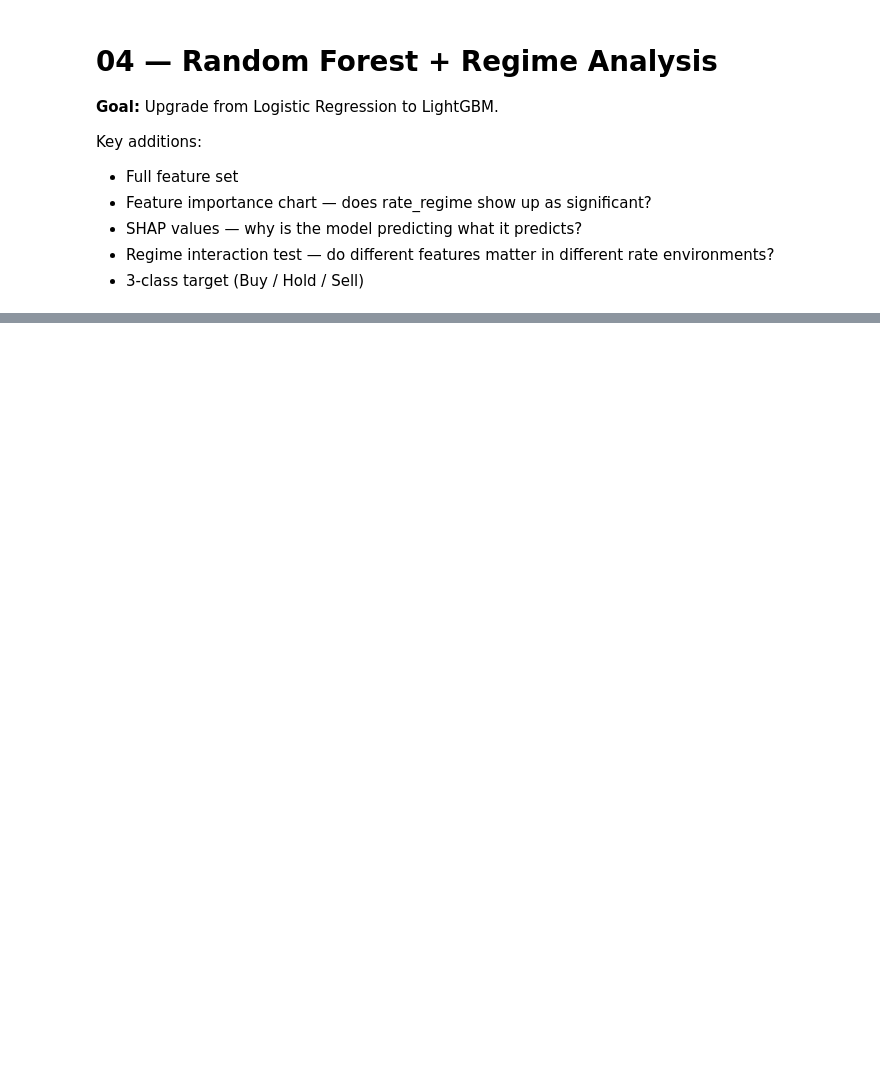
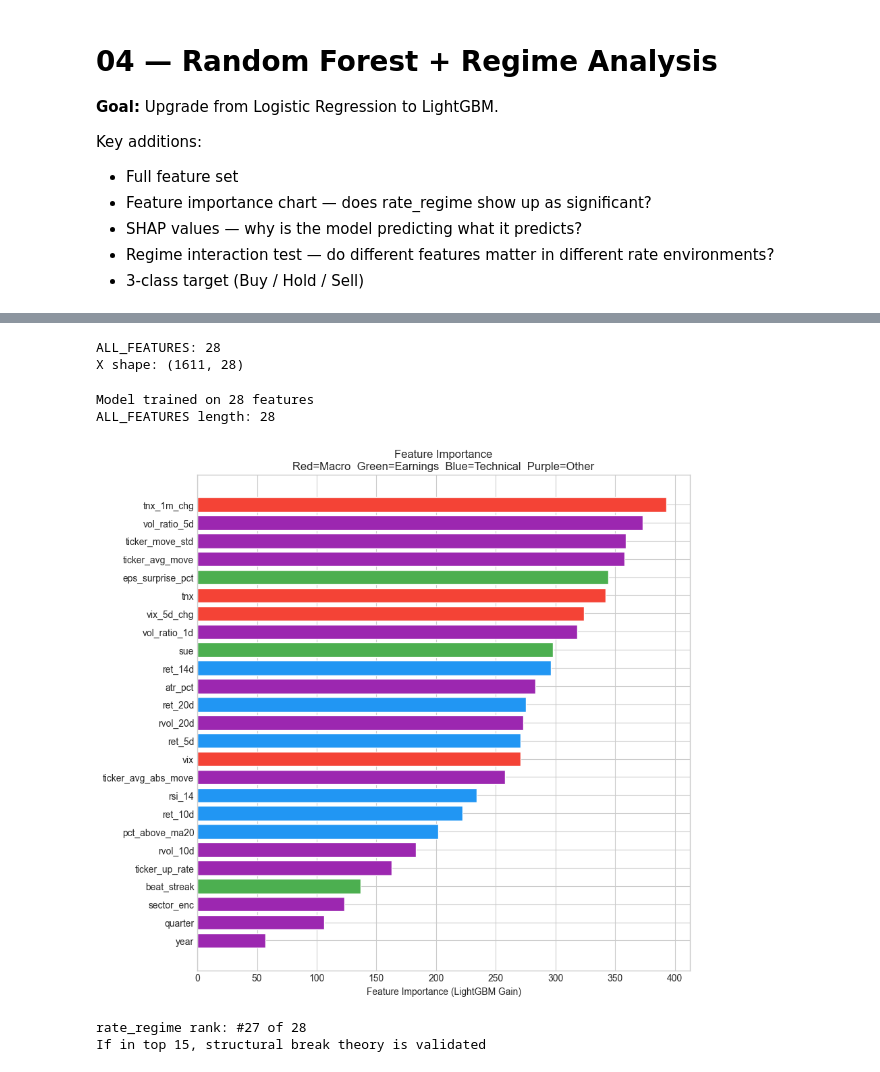
Before and after one commit to ImanTengku/earnings-prediction, a Jupyter notebook: 04_random_forest_regime.ipynb, the cells around one changed output, grey strips where cells are left out. Cells and saved outputs as stored; diff of their text form; code cells hidden in the pictures; blank space fills up the shorter version.

```diff
--- a/04_random_forest_regime.ipynb
+++ b/04_random_forest_regime.ipynb
@@ -55,5 +57,10 @@ ALL_FEATURES = [
     if c not in EXCLUDE and panel[c].dtype in ['float64', 'int64']
 ]
 
+# Remove duplicates while preserving order
+ALL_FEATURES = list(dict.fromkeys(ALL_FEATURES))
+print(f'Features after dedup: {len(ALL_FEATURES)}')
+
 print(f'Total features: {len(ALL_FEATURES)}')
 print(ALL_FEATURES)
+print(len(ALL_FEATURES))
@@ -132,41 +175,63 @@ df_model['lgbm_proba'] = all_proba
+# %%
+print(f'ALL_FEATURES: {len(ALL_FEATURES)}')
+print(f'X shape: {X.shape}')
+# %% [output]
+ALL_FEATURES: 28
+X shape: (1611, 28)
 # %%
 # ── Feature Importance ─────────────────────────────────────────
 full_model = lgb.LGBMClassifier(**lgbm_params)
 full_model.fit(X, y_bin, callbacks=[lgb.log_evaluation(-1)])
 
+# Use the actual number of features the model was trained on
+n_features = len(full_model.feature_importances_)
+feature_names = ALL_FEATURES[:n_features]
+
+print(f'Model trained on {n_features} features')
+print(f'ALL_FEATURES length: {len(ALL_FEATURES)}')
+
 importance_df = pd.DataFrame({
-    'feature':    ALL_FEATURES,
+    'feature':    feature_names,
     'importance': full_model.feature_importances_
 }).sort_values('importance', ascending=False)
 
-fig, ax = plt.subplots(figsize=(9, max(6, len(ALL_FEATURES)*0.3)))
+fig, ax = plt.subplots(figsize=(9, max(6, n_features * 0.3)))
 top_n = importance_df.head(25)
 
 colors = []
 for feat in top_n['feature']:
     if feat in ['rate_regime', 'vix_regime', 'tnx', 'vix', 'tnx_1m_chg', 'vix_5d_chg']:
-        colors.append('#F44336')   # macro = red
+        colors.append('#F44336')
     elif feat in ['sue', 'eps_surprise_pct', 'hist_beat_rate', 'beat_streak']:
-        colors.append('#4CAF50')   # earnings = green
+        colors.append('#4CAF50')
     elif 'ret_' in feat or 'rsi' in feat or 'ma' in feat:
-        colors.append('#2196F3')   # technical = blue
+        colors.append('#2196F3')
     else:
-        colors.append('#9C27B0')   # other = purple
+        colors.append('#9C27B0')
 
 ax.barh(top_n['feature'], top_n['importance'], color=colors, edgecolor='white')
 ax.invert_yaxis()
 ax.set_xlabel('Feature Importance (LightGBM Gain)')
 ax.set_title('Feature Importance\nRed=Macro  Green=Earnings  Blue=Technical  Purple=Other')
 
 plt.tight_layout()
 plt.savefig('../outputs/04_feature_importance.png', dpi=150, bbox_inches='tight')
 plt.show()
 
 rate_rows = importance_df[importance_df['feature'] == 'rate_regime']
 if not rate_rows.empty:
     rank = importance_df.index.get_loc(rate_rows.index[0]) + 1
     print(f'rate_regime rank: #{rank} of {len(importance_df)}')
-    print('If in top 15, structural break theory is validated by the model')
+    print('If in top 15, structural break theory is validated')
+else:
+    print('rate_regime not found — it may have been dropped during feature selection')
+    print('Top 5 features:', importance_df['feature'].head().tolist())
+# %% [output]
+Model trained on 28 features
+ALL_FEATURES length: 28
+[figure, added]
+rate_regime rank: #27 of 28
+If in top 15, structural break theory is validated
 # %%
 # ── SHAP Analysis ──────────────────────────────────────────────
 print('Computing SHAP values (takes ~1 minute)...')
```
Also changed, not shown: parts of 7 cells of this notebook, 2 other files.
